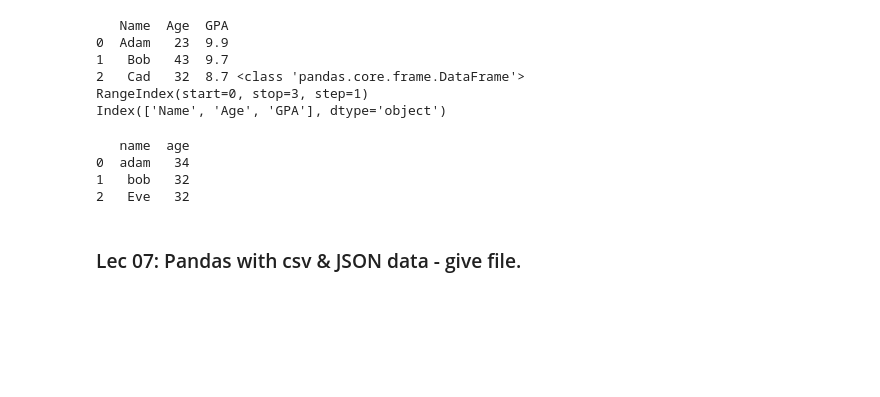
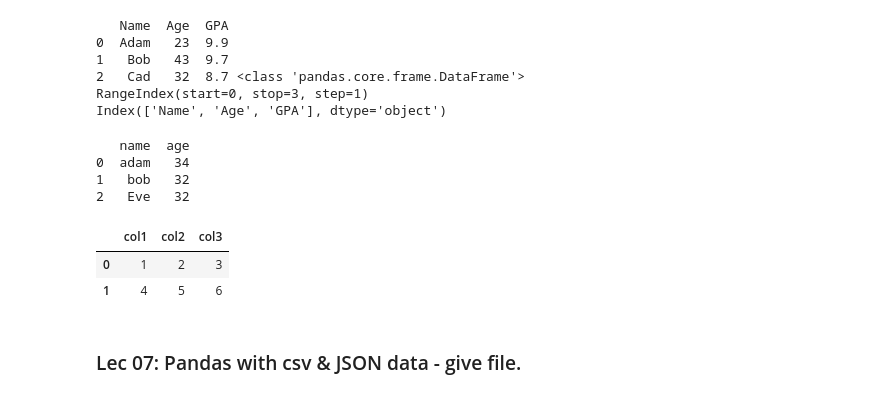
Before and after one commit to SourabhTiware/AI-ML-DS-Learning-Journey, a Jupyter notebook: 05 - Pandas part 1/Restart_Journey_Pandas.ipynb, the cells around one changed output. Saved outputs shown, nothing was run; the diff lists cells and outputs as text; code cells hidden in the pictures; blank space fills up the shorter version.

```diff
--- a/05 - Pandas part 1/Restart_Journey_Pandas.ipynb
+++ b/05 - Pandas part 1/Restart_Journey_Pandas.ipynb
@@ -181,7 +180,13 @@ print(df)
 2   Eve   32
 # %%
 # create DataFrame using Numpy Array
-np_arr = np.array([ [1,2,3], [4,5,6]]), columns=[]
+np_arr = np.array([ [1,2,3], [4,5,6]])
+df = pd.DataFrame(np_arr,columns=["col1", "col2", "col3"])
+df
+# %% [output]
+|  | col1 | col2 | col3 |
+| 0 | 1 | 2 | 3 |
+| 1 | 4 | 5 | 6 |
 # %% [markdown]
 ### Lec 07: Pandas with csv & JSON data - give file.
 # %%
```
Also changed, not shown: parts of 3 cells of this notebook, 4 other files.
